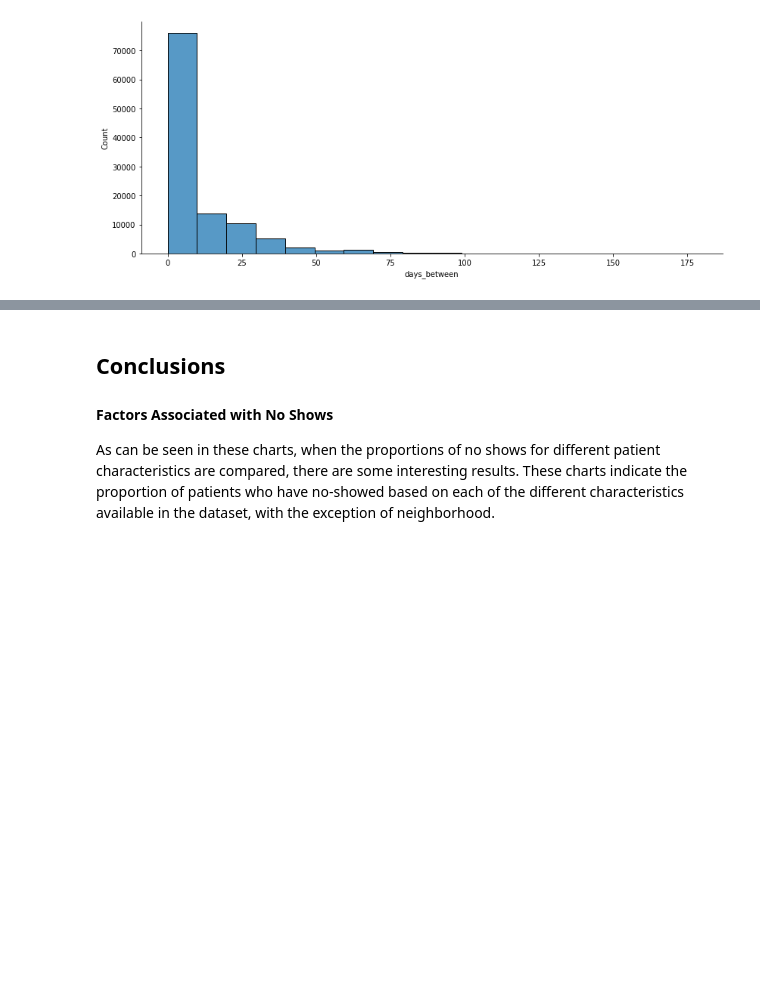
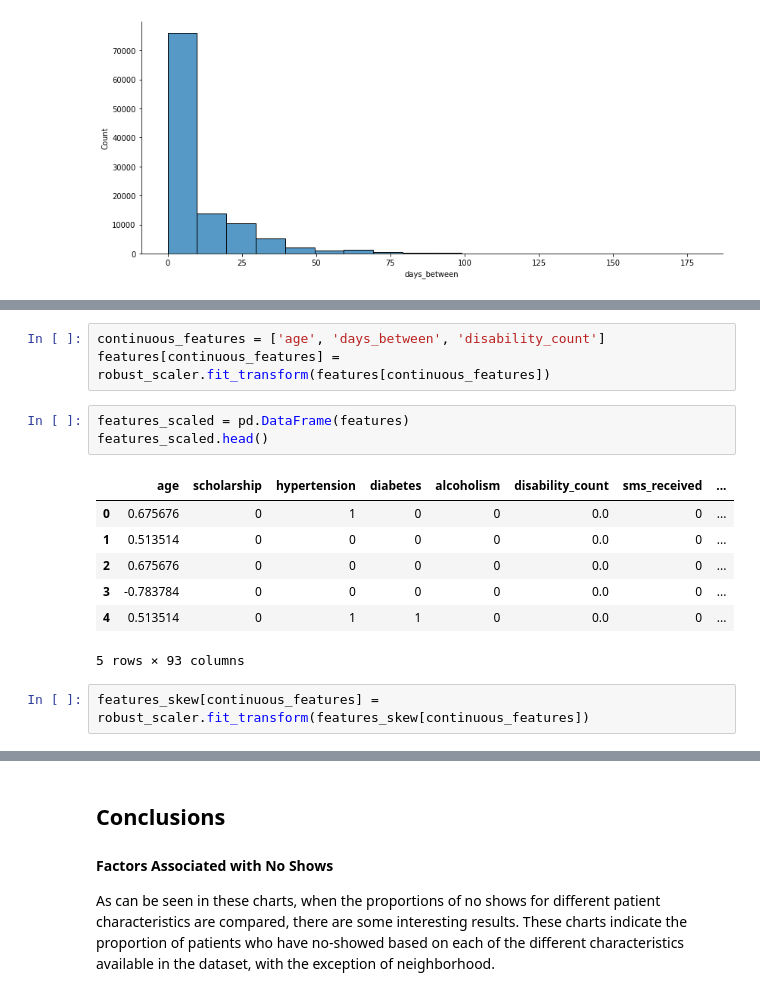
Before and after one commit to afbowman/UnsupervisedLearning, a Jupyter notebook: Capstone_Project.ipynb, the cells around one changed output, grey strips where cells are left out. Cells and saved outputs as stored; diff of their text form; blank space fills up the shorter version.

```diff
--- a/Capstone_Project.ipynb
+++ b/Capstone_Project.ipynb
@@ -1050,0 +962,16 @@ features['days_between'] = features['days_between'].apply(lambda x: np.log(x))
+# %%
+continuous_features = ['age', 'days_between', 'disability_count']
+features[continuous_features] = robust_scaler.fit_transform(features[continuous_features])
+# %%
+features_scaled = pd.DataFrame(features)
+features_scaled.head()
+# %% [output]
+|  | age | scholarship | hypertension | diabetes | alcoholism | disability_count | sms_received | ... |
+| 0 | 0.675676 | 0 | 1 | 0 | 0 | 0.0 | 0 | ... |
+| 1 | 0.513514 | 0 | 0 | 0 | 0 | 0.0 | 0 | ... |
+| 2 | 0.675676 | 0 | 0 | 0 | 0 | 0.0 | 0 | ... |
+| 3 | -0.783784 | 0 | 0 | 0 | 0 | 0.0 | 0 | ... |
+| 4 | 0.513514 | 0 | 1 | 1 | 0 | 0.0 | 0 | ... |
+5 rows × 93 columns
+# %%
+features_skew[continuous_features] = robust_scaler.fit_transform(features_skew[continuous_features])
```
Also changed, not shown: parts of 46 cells of this notebook.
